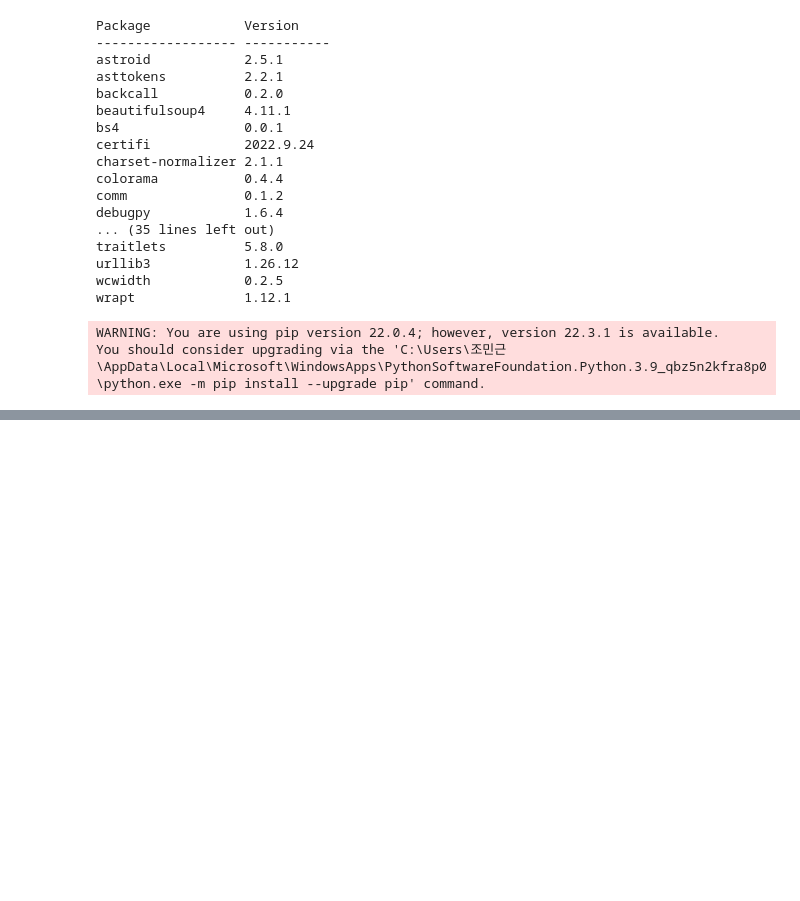
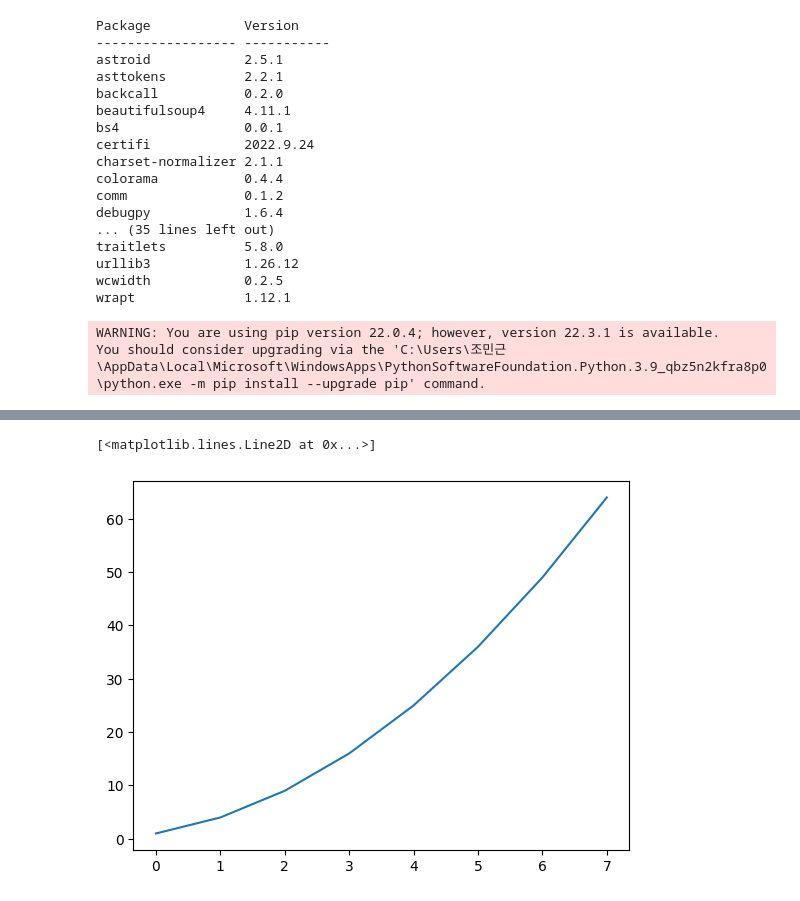
Before and after one commit to minguencho/BigDataCoding, a Jupyter notebook: class3/prac_3week.ipynb, the cells around one changed output, grey strips where cells are left out. Saved outputs shown, nothing was run; the diff lists cells and outputs as text; code cells hidden in the pictures; blank space fills up the shorter version.

```diff
--- a/class3/prac_3week.ipynb
+++ b/class3/prac_3week.ipynb
@@ -280,0 +492,8 @@ NameError: name 'df' is not defined
+# %%
+x = [1,4,9,16,25,36,49,64]
+# %%
+# 그래프 생성
+plt.plot(x)
+# %% [output]
+[<matplotlib.lines.Line2D at 0x...>]
+[figure, added]
```
Also changed, not shown: parts of 25 cells of this notebook, 24 other files.
